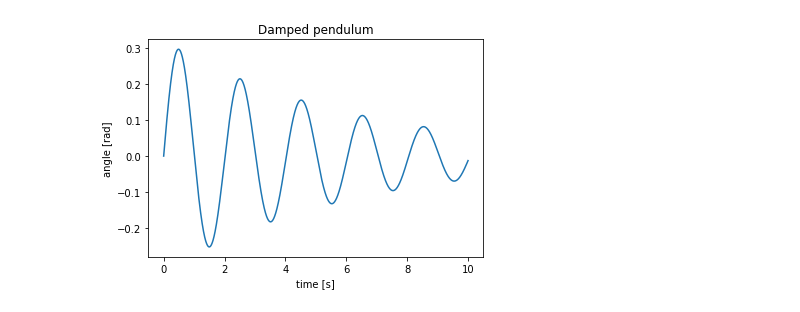
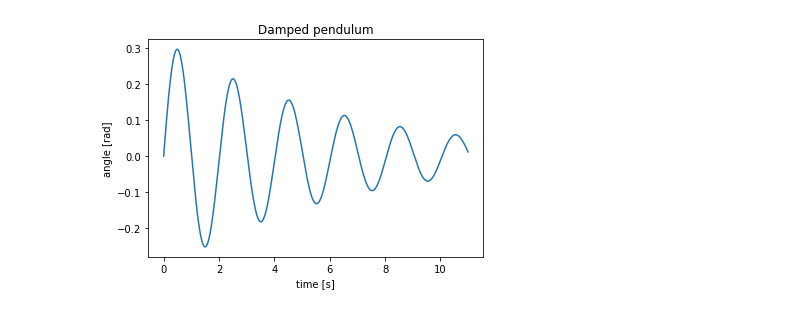
Before and after one commit to JustinZal/PendulumNN, a Jupyter notebook: Non-Linear pendulum damping.ipynb, the cells around one changed output. Saved outputs shown, nothing was run; the diff lists cells and outputs as text; code cells hidden in the pictures.

```diff
--- a/Non-Linear pendulum damping.ipynb
+++ b/Non-Linear pendulum damping.ipynb
@@ -10,39 +10,36 @@ gamma = 3
 damping = 0
 K = 12
 omega = 4
 g = 9.81
 
 def pendulum(u, t):
     #Should return y', y''
     # angle'' = -g/l * sin(angle) - damping * radius / mass * angle'
 
     return (u[1], -9.81 * np.sin(u[0]) - 4 * 0.8 / 10 * u[1])
 
-t = np.linspace(0, 10, 10000)
+t = np.linspace(0, 11, 10000)
 solution = odeint(pendulum, [0, 1], t)
 angle = solution[:,0]
 
 plt.plot(t, angle)
 plt.title('Damped pendulum')
 plt.xlabel('time [s]')
 plt.ylabel('angle [rad]')
 
 indices = list(range(len(t)))
-cutoff = int(len(solution) * 0.8)
-
-# seed(6)
-# shuffle(indices)
+cutoff = int(len(solution) * 0.9)
 
 training_indices = indices[0:cutoff]
 validation_indices = indices[cutoff:]
 
 training_input = t[sorted(training_indices)]
 training_output = angle[sorted(training_indices)]
 
 validation_input = t[sorted(validation_indices)]
 validation_output = angle[sorted(validation_indices)]
 # %% [output]
-[figure, old version]
+[figure, new version]
 # %%
 esn = ESN(
     1,
```
Also changed, not shown: parts of 3 cells of this notebook.
